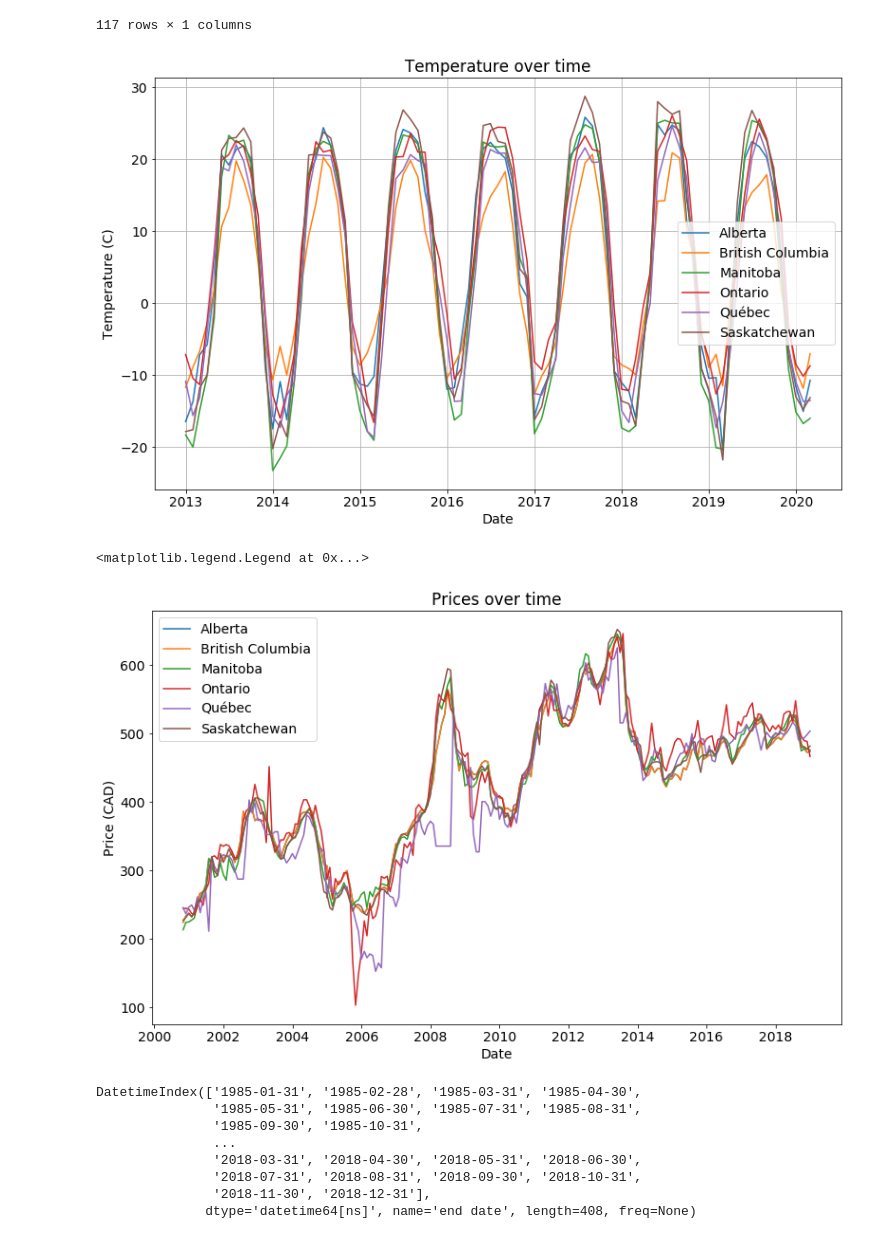
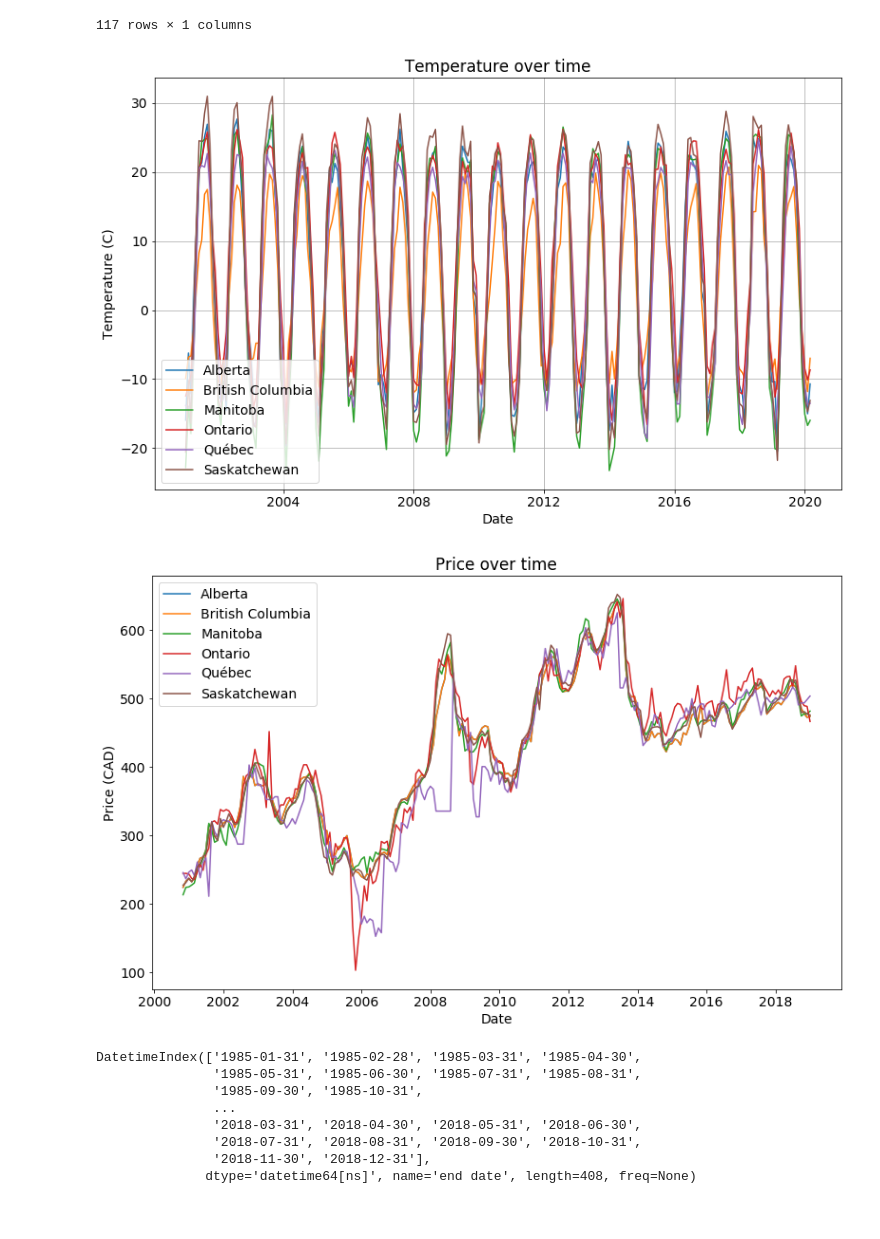
Before and after one commit to yu-lily/Canola-Oil-Predictions, a Jupyter notebook: Regression.ipynb, the cells around one changed output. Cells and saved outputs as stored; diff of their text form; code cells hidden in the pictures.

```diff
--- a/Regression.ipynb
+++ b/Regression.ipynb
@@ -157,21 +157,21 @@ temp_by_region[0][['value']].loc['2010-6-1':'2020-6-10']
 # %%
 plt.rcParams.update({'font.size': 14})
 fig1 = plt.figure(figsize=(13,8))
 ax1 = fig1.add_subplot()
 
 for i in range(6):
-    temp = temp_by_region[i][['value']].loc['2012-12-31':'2020-6-10']
+    temp = temp_by_region[i][['value']].loc['2000-12-31':'2020-6-10']
     ax1.plot(temp)
 
 ax1.set_title("Temperature over time")
 ax1.set_xlabel("Date")
 ax1.set_ylabel("Temperature (C)")
 ax1.legend(['Alberta', 'British Columbia', 'Manitoba', 'Ontario', 'Québec',
        'Saskatchewan'])
 ax1.grid(True)
-#plt.savefig('temperature.png')
+plt.savefig('temperature.png')
 # %% [output]
-[figure, old version]
+[figure, new version]
 # %%
 plt.rcParams.update({'font.size': 14})
 fig1 = plt.figure(figsize=(13,8))
@@ -182,15 +182,14 @@ for i in range(6):
     temp.index = pd.to_datetime(temp.index)
     ax1.plot(temp)
 
-ax1.set_title("Prices over time")
+ax1.set_title("Price over time")
 ax1.set_xlabel("Date")
 ax1.set_ylabel("Price (CAD)")
 ax1.legend(['Alberta', 'British Columbia', 'Manitoba', 'Ontario', 'Québec',
        'Saskatchewan'])
-#plt.savefig('price.png')
+plt.savefig('price.png')
 # %% [output]
-<matplotlib.legend.Legend at 0x...>
-[figure, old version]
+[figure, new version]
 # %%
 pd.to_datetime(prices_by_region[i].index)
 # %% [output]
```
Also changed, not shown: 2 other files.
